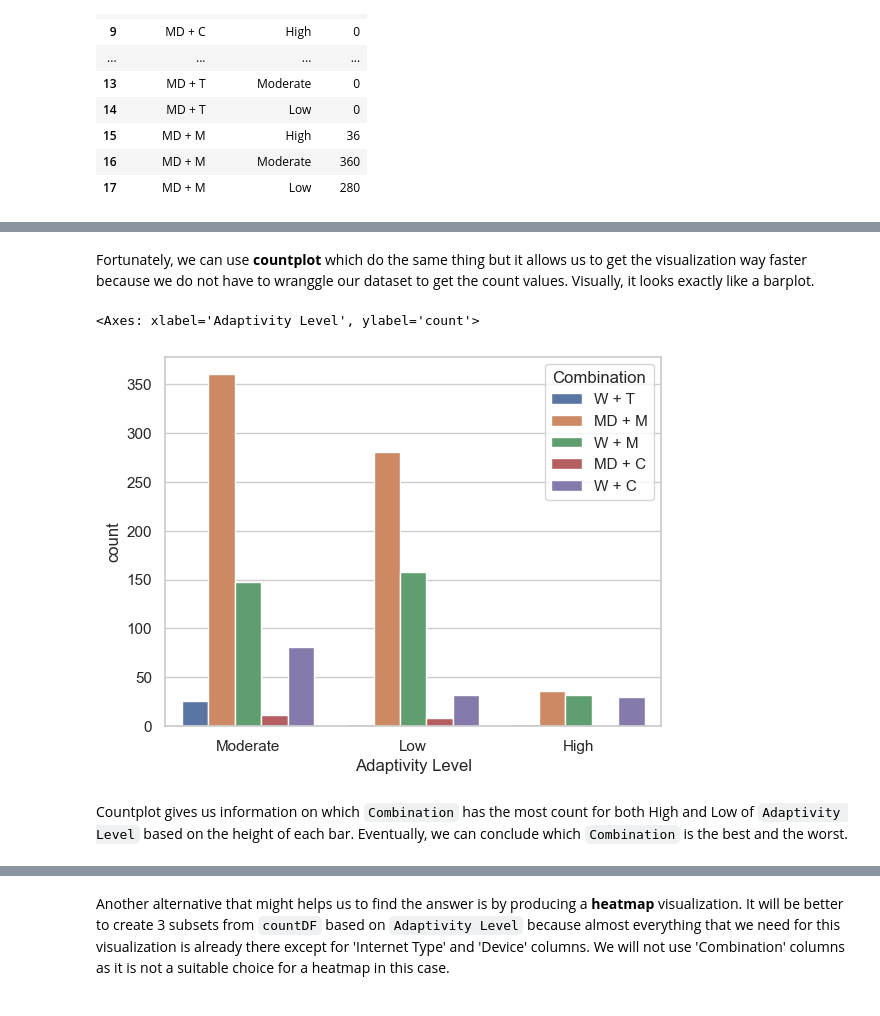
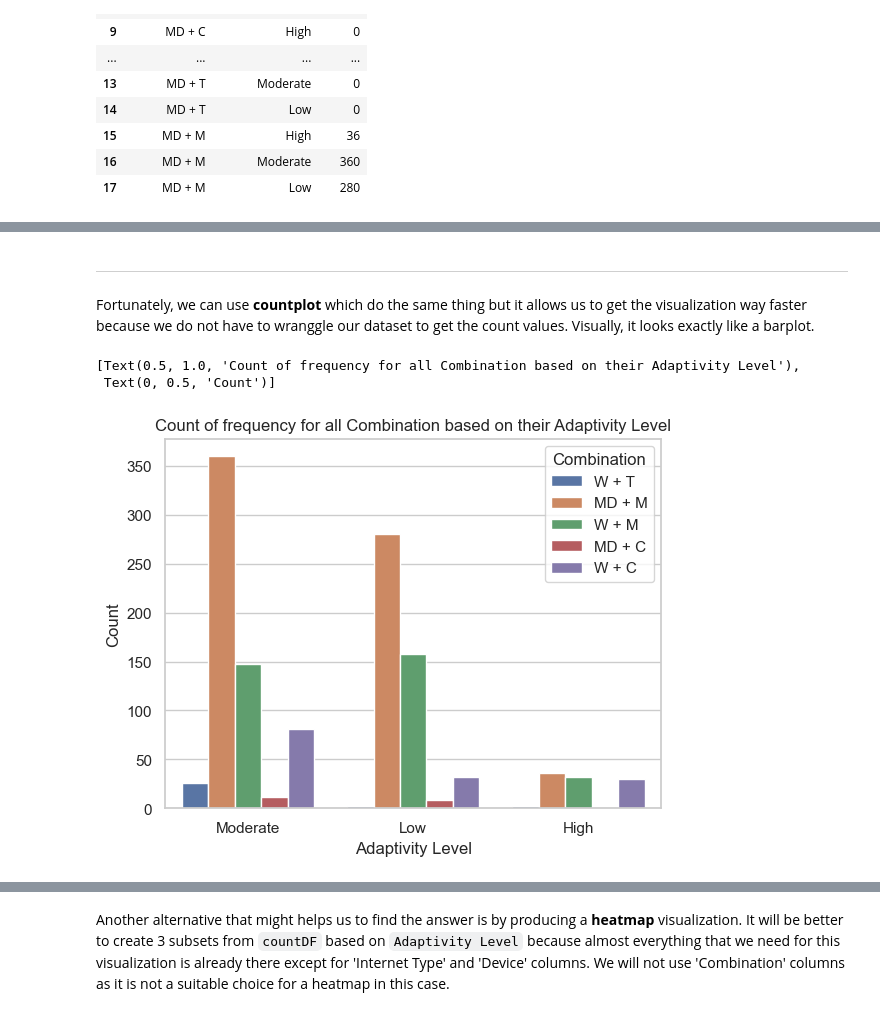
Before and after one commit to ubco-W2022T2-data301/project-group-group37, a Jupyter notebook: analysis/analysis3.ipynb, the cells around one changed output, grey strips where cells are left out. Cells and saved outputs as stored; diff of their text form; code cells hidden in the pictures.

```diff
--- a/analysis/analysis3.ipynb
+++ b/analysis/analysis3.ipynb
@@ -47,6 +46,6 @@ mainDF
 | 1204 | Girl | 11-15 | School | Non Government | No | Yes | Low | ... |
 1205 rows × 14 columns
 # %%
-df = mainDF.drop(["Gender", "Age", "Education Level", "Institution Type", "IT Student", "Location", "Load-shedding", "Network Type", "Class Duration", "Self Lms"], axis = "columns")
+df = mainDF.drop(["Gender", "Age", "Education Level", "Institution Type", "IT Student", "Location", "Load-shedding", "Financial Condition", "Class Duration", "Self Lms"], axis = "columns")
 df
 # %% [output]
@@ -188,9 +226,10 @@ However, there is a problem. Unlike for low level, we are not be able to say whi
+# %% [markdown]
+---
 # %% [markdown]
 Fortunately, we can use **countplot** which do the same thing but it allows us to get the visualization way faster because we do not have to wranggle our dataset to get the count values. Visually, it looks exactly like a barplot.
 # %%
-sns.countplot(data = df, x = "Adaptivity Level", hue = "Combination")
+sns.countplot(data = df, x = "Adaptivity Level", hue = "Combination").set(title = "Count of frequency for all Combination based on their Adaptivity Level", ylabel = "Count")
 # %% [output]
-<Axes: xlabel='Adaptivity Level', ylabel='count'>
+[Text(0.5, 1.0, 'Count of frequency for all Combination based on their Adaptivity Level'),
+ Text(0, 0.5, 'Count')]
-[figure, old version]
+[figure, new version]
-# %% [markdown]
-Countplot gives us information on which `Combination` has the most count for both High and Low of `Adaptivity Level` based on the height of each bar. Eventually, we can conclude which `Combination` is the best and the worst.
```
Also changed, not shown: parts of 28 cells of this notebook.
